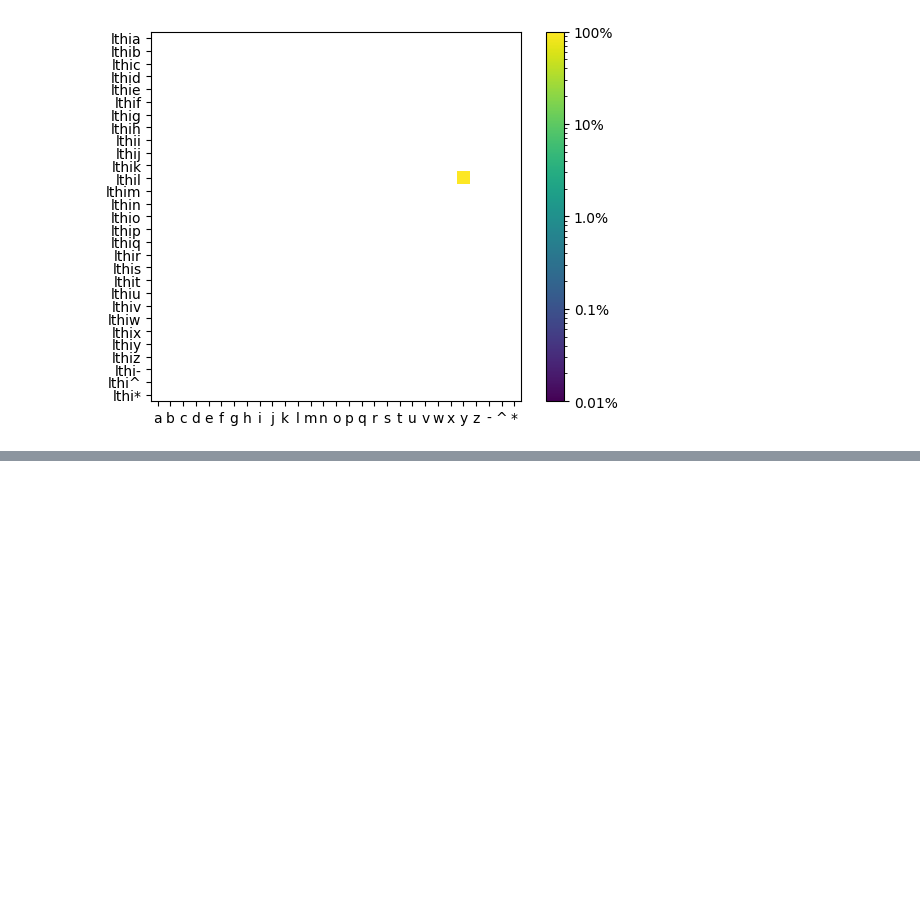
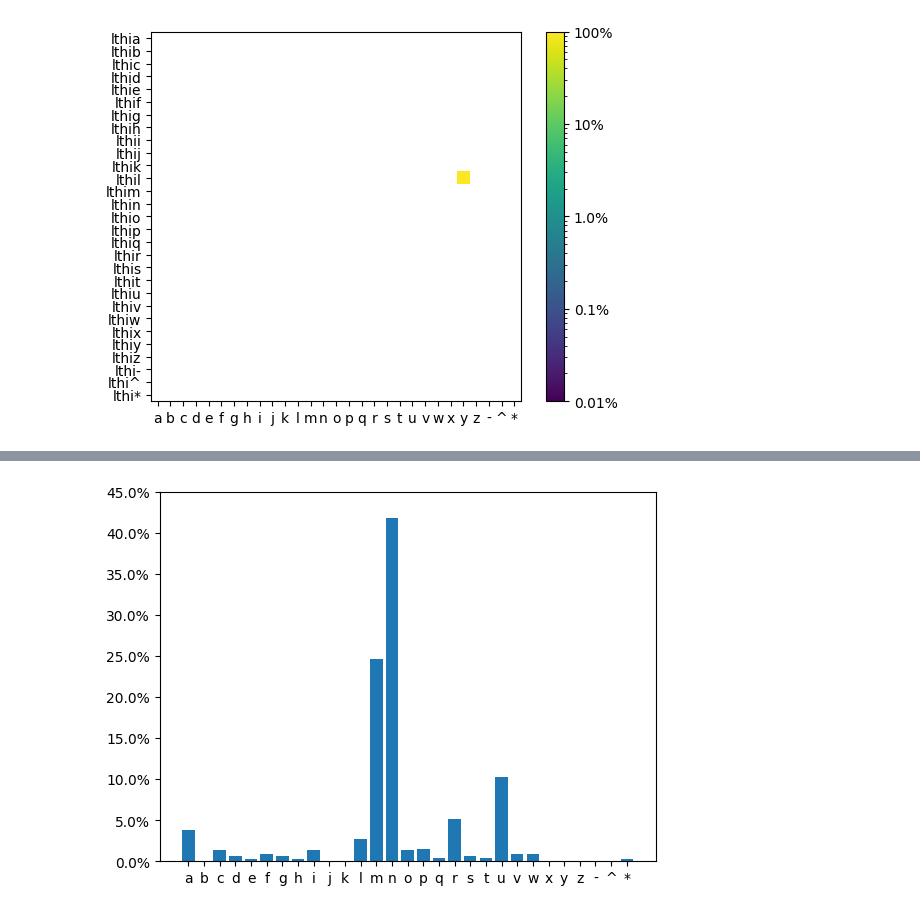
Before and after one commit to pauldubois98/GenerativeAI, a Jupyter notebook: predictNextLetter.ipynb, the cells around one changed output, grey strips where cells are left out. Cells and saved outputs as stored; diff of their text form; code cells hidden in the pictures; blank space fills up the shorter version.

```diff
--- a/predictNextLetter.ipynb
+++ b/predictNextLetter.ipynb
@@ -167,0 +189,4 @@ Used letters: lthi
+# %%
+plot_next1('^co')
+# %% [output]
+[figure, added]
```
Also changed, not shown: parts of 10 cells of this notebook.
